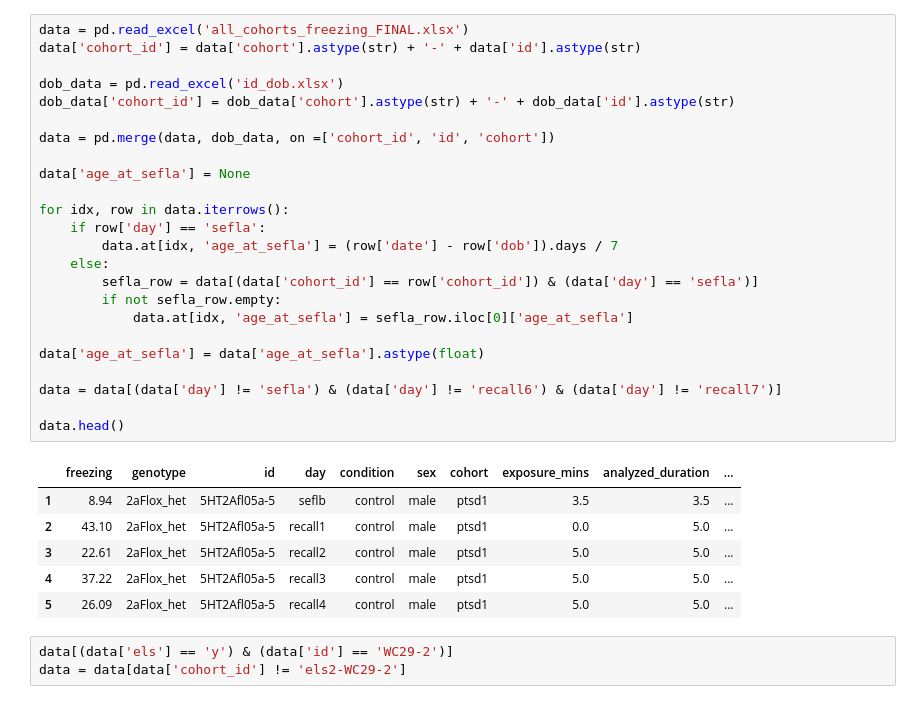
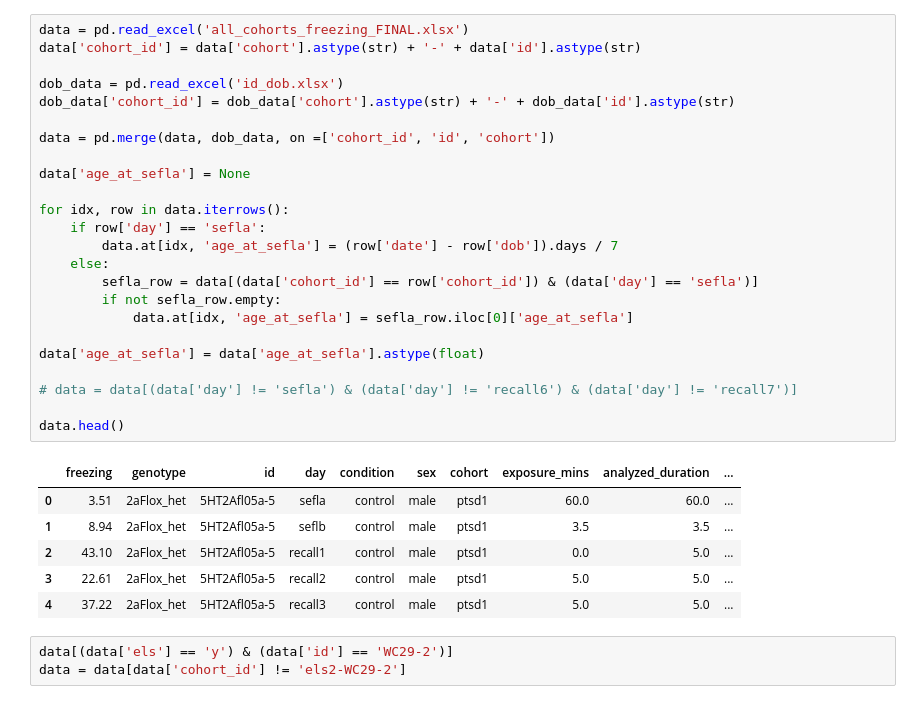
Before and after one commit to GergelyTuri/els_project, a Jupyter notebook: notebooks/novak_analyses/ELS Groups ANOVA Analysis_0417.ipynb, the cells around one changed output. Saved outputs shown, nothing was run; the diff lists cells and outputs as text.

```diff
--- a/notebooks/novak_analyses/ELS Groups ANOVA Analysis_0417.ipynb
+++ b/notebooks/novak_analyses/ELS Groups ANOVA Analysis_0417.ipynb
@@ -9,34 +29,34 @@ from pingouin import power_anova
 # %%
 data = pd.read_excel('all_cohorts_freezing_FINAL.xlsx')
 data['cohort_id'] = data['cohort'].astype(str) + '-' + data['id'].astype(str)
 
 dob_data = pd.read_excel('id_dob.xlsx')
 dob_data['cohort_id'] = dob_data['cohort'].astype(str) + '-' + dob_data['id'].astype(str)
 
 data = pd.merge(data, dob_data, on =['cohort_id', 'id', 'cohort'])
 
 data['age_at_sefla'] = None
 
 for idx, row in data.iterrows():
     if row['day'] == 'sefla':
         data.at[idx, 'age_at_sefla'] = (row['date'] - row['dob']).days / 7
     else:
         sefla_row = data[(data['cohort_id'] == row['cohort_id']) & (data['day'] == 'sefla')]
         if not sefla_row.empty:
             data.at[idx, 'age_at_sefla'] = sefla_row.iloc[0]['age_at_sefla']
 
 data['age_at_sefla'] = data['age_at_sefla'].astype(float)
 
-data = data[(data['day'] != 'sefla') & (data['day'] != 'recall6') & (data['day'] != 'recall7')]
+# data = data[(data['day'] != 'sefla') & (data['day'] != 'recall6') & (data['day'] != 'recall7')]
 
 data.head()
 # %% [output]
 |  | freezing | genotype | id | day | condition | sex | cohort | exposure_mins | analyzed_duration | ... |
+| 0 | 3.51 | 2aFlox_het | 5HT2Afl05a-5 | sefla | control | male | ptsd1 | 60.0 | 60.0 | ... |
 | 1 | 8.94 | 2aFlox_het | 5HT2Afl05a-5 | seflb | control | male | ptsd1 | 3.5 | 3.5 | ... |
 | 2 | 43.10 | 2aFlox_het | 5HT2Afl05a-5 | recall1 | control | male | ptsd1 | 0.0 | 5.0 | ... |
 | 3 | 22.61 | 2aFlox_het | 5HT2Afl05a-5 | recall2 | control | male | ptsd1 | 5.0 | 5.0 | ... |
 | 4 | 37.22 | 2aFlox_het | 5HT2Afl05a-5 | recall3 | control | male | ptsd1 | 5.0 | 5.0 | ... |
-| 5 | 26.09 | 2aFlox_het | 5HT2Afl05a-5 | recall4 | control | male | ptsd1 | 5.0 | 5.0 | ... |
 # %%
 data[(data['els'] == 'y') & (data['id'] == 'WC29-2')]
 data = data[data['cohort_id'] != 'els2-WC29-2']
```
Also changed, not shown: parts of 9 cells of this notebook, 24 other files.
